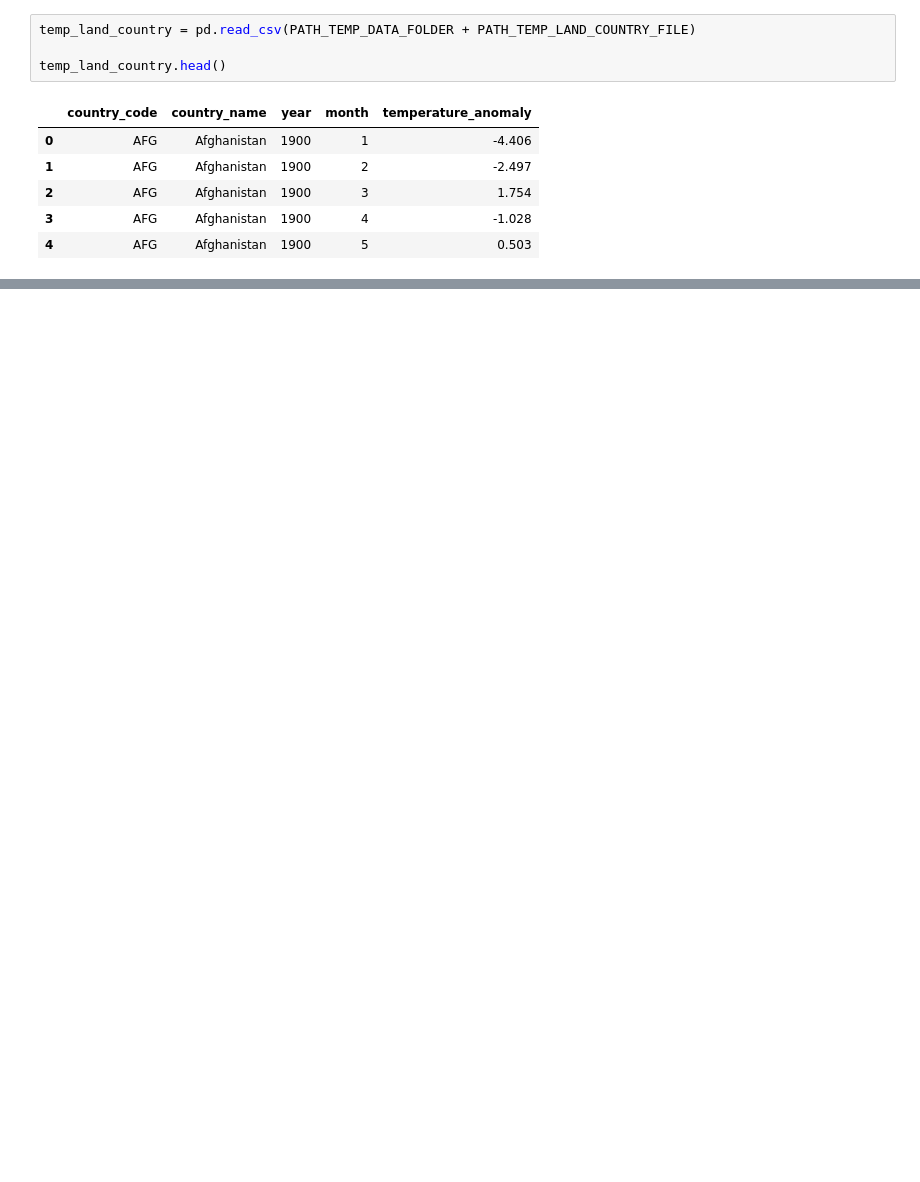
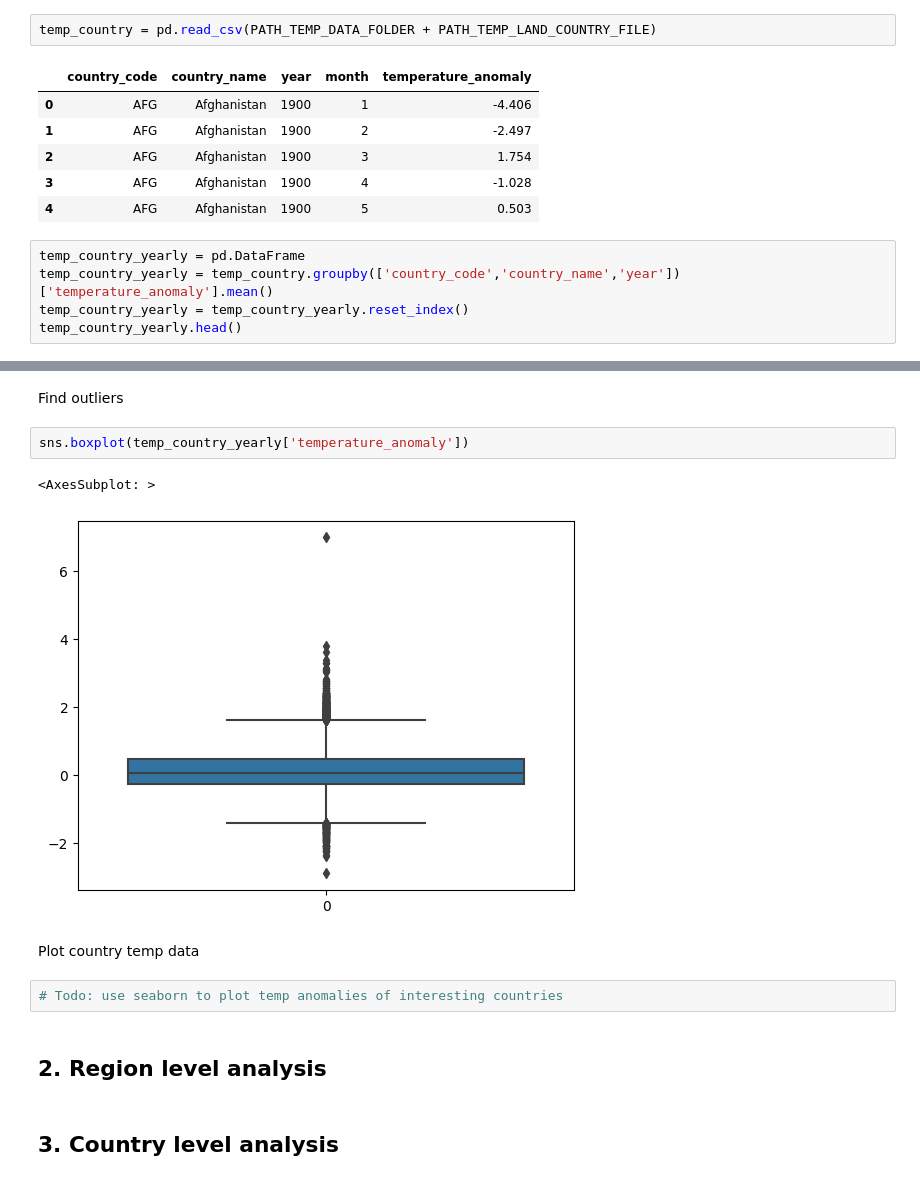
Before and after one commit to lukiwieser/natural-disasters-and-climate-change, a Jupyter notebook: temp-data-analysis-sebi.ipynb, the cells around one changed output, grey strips where cells are left out. Cells and saved outputs as stored; diff of their text form; blank space fills up the shorter version.

```diff
--- a/temp-data-analysis-sebi.ipynb
+++ b/temp-data-analysis-sebi.ipynb
@@ -12,7 +83,5 @@ PATH_TEMP_LAND_REGION_FILE = "/temp-land-region.csv"
 # %%
-temp_land_country = pd.read_csv(PATH_TEMP_DATA_FOLDER + PATH_TEMP_LAND_COUNTRY_FILE)
-
-temp_land_country.head()
+temp_country = pd.read_csv(PATH_TEMP_DATA_FOLDER + PATH_TEMP_LAND_COUNTRY_FILE)
 # %% [output]
 |  | country_code | country_name | year | month | temperature_anomaly |
 | 0 | AFG | Afghanistan | 1900 | 1 | -4.406 |
@@ -20,3 +89,8 @@ temp_land_country.head()
 | 2 | AFG | Afghanistan | 1900 | 3 | 1.754 |
 | 3 | AFG | Afghanistan | 1900 | 4 | -1.028 |
 | 4 | AFG | Afghanistan | 1900 | 5 | 0.503 |
+# %%
+temp_country_yearly = pd.DataFrame
+temp_country_yearly = temp_country.groupby(['country_code','country_name','year'])['temperature_anomaly'].mean()
+temp_country_yearly = temp_country_yearly.reset_index()
+temp_country_yearly.head()
@@ -22,0 +104,15 @@ temp_land_country.head()
+# %% [markdown]
+Find outliers
+# %%
+sns.boxplot(temp_country_yearly['temperature_anomaly'])
+# %% [output]
+<AxesSubplot: >
+[figure, added]
+# %% [markdown]
+Plot country temp data
+# %%
+# Todo: use seaborn to plot temp anomalies of interesting countries
+# %% [markdown]
+## 2. Region level analysis
+# %% [markdown]
+## 3. Country level analysis
```
Also changed, not shown: parts of 20 cells of this notebook, 1 other file.
